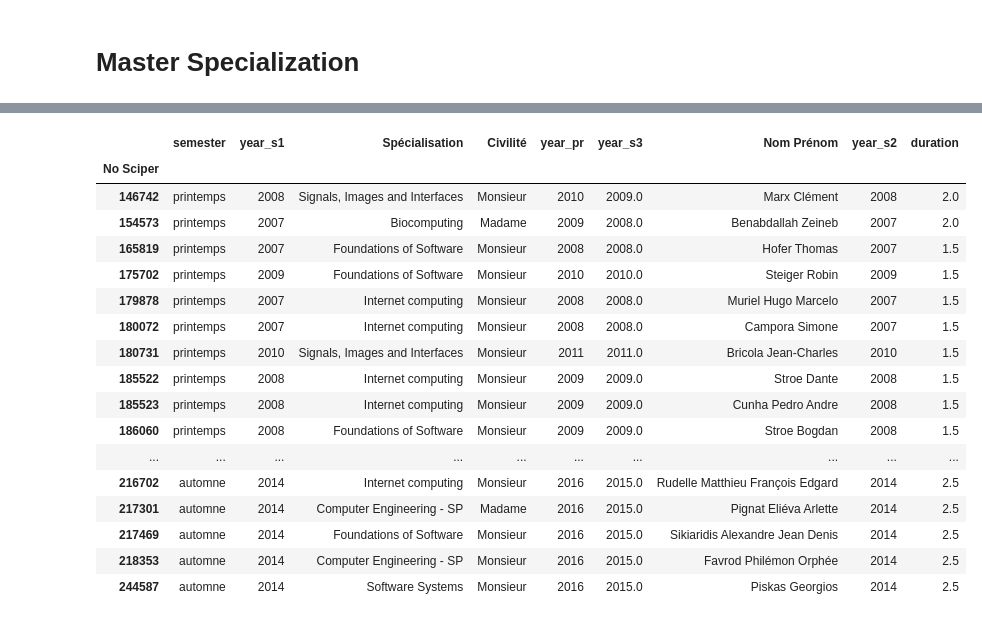
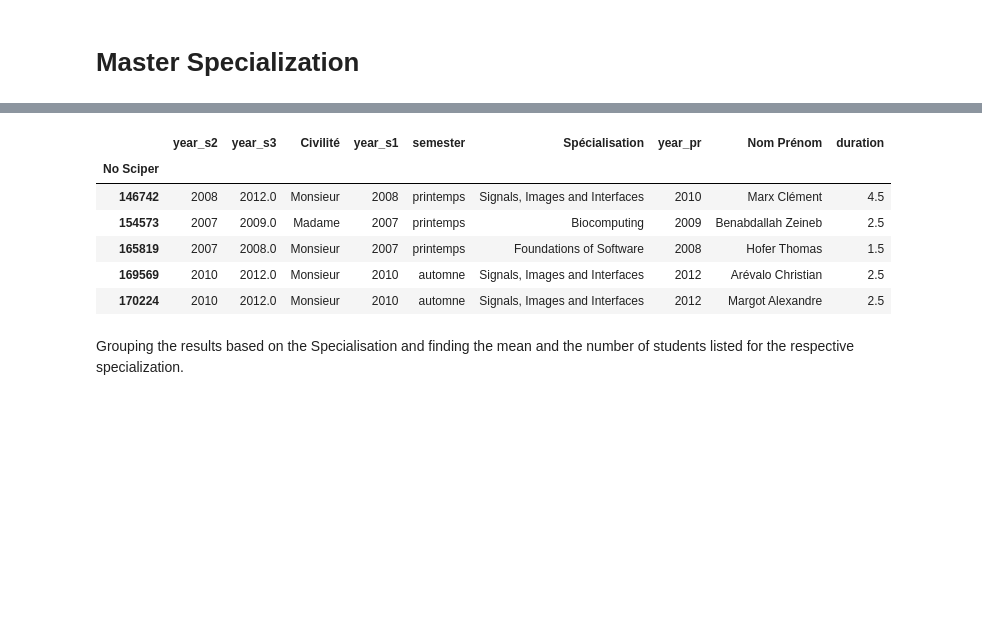
Before and after one commit to cipri-tom/Homework, a Jupyter notebook: 02 - Data from the Web/Handle master data.ipynb, the cells around one changed output, grey strips where cells are left out. Saved outputs shown, nothing was run; the diff lists cells and outputs as text; code cells hidden in the pictures; blank space fills up the shorter version.

```diff
--- a/02 - Data from the Web/Handle master data.ipynb
+++ b/02 - Data from the Web/Handle master data.ipynb
@@ -96,0 +112,12 @@ master_studs_1_2_3 = pd.merge(master_students[3],
+# %%
+# find the students in all 3 semesters with 'Stage' in the 3rd semester
+master_studs_1_2_3_stage = master_studs_1_2_3[master_studs_1_2_3['Statut'] == 'Stage']
+
+# Here we assume that the students are doing their master project at the same time with their Stage
+master_studs_1_2_3_stage = master_studs_1_2_3_stage.assign(year_pr = master_studs_1_2_3_stage['year_s3'])
+master_studs_1_2_3_stage = master_studs_1_2_3_stage.assign(semester = 'automne')
+
+# keep those not referenced in the master_projects table
+id123 = master_studs_1_2_3_stage.index.difference(master_projects.index)
+master_studs_1_2_3_stage = master_studs_1_2_3_stage.ix[id123]
+#master_studs_1_2_3_stage
@@ -163,21 +168,0 @@ master_group.head()
-# %%
-def compute_duration(row):
-    semester = ''
-    if (row.year_s3 == row.year_pr):
-        semester = 'automne'
-    else:
-        semester = row.semester
-
-    if (row.year_s1 < row.year_s2):
-        if(semester == 'printemps'):
-            return row.year_pr - row.year_s1
-        else:
-            return row.year_pr - row.year_s1 + 0.5
-    else:
-        if(semester == 'printemps'):
-            return row.year_pr - row.year_s2
-        else:
-            return row.year_pr - row.year_s2 + 0.5
-master_group['duration'] = master_group.apply(compute_duration, axis = 1)
-master_group = master_group[master_group.duration.notnull()]
-master_group.head()
@@ -239,6 +267,6 @@ dtype: int64
 # %%
-master_spec = [master_studs_1_2_only_project, master_studs_1_2_3_project]
+master_spec = [master_studs_1_2_only_project, master_studs_1_2_3_project, master_studs_1_2_3_stage]
 master_spec = pd.concat(master_spec)
 master_spec = master_spec[master_spec['Spécialisation'].notnull()]
 master_spec = master_spec.drop_duplicates()
-master_spec.head()
+#master_spec.head()
@@ -253,7 +275,6 @@ master_spec.head()
 # %%
-#master_group = master.groupby(master.index).min()
 master_spec = master_spec.groupby(master_spec.index)
 master_spec = master_spec.agg({'Civilité':'last','Spécialisation':'last', 'Nom Prénom':'last','semester':'first',
-                               'year_pr':'first','year_s1':'min','year_s2':'min','year_s3':'min'})
-master_spec
+                               'year_pr':'max','year_s1':'min','year_s2':'min','year_s3':'max'})
+master_spec.head()
 # %% [output]
@@ -278,28 +288,19 @@ master_spec
 # %%
 # ONLY students who have a specialization listed in semester 3
 
 master_spec['duration'] = master_spec.apply(compute_duration, axis = 1)
 master_spec = master_spec[master_spec.duration.notnull()]
-master_spec
+master_spec.head()
 # %% [output]
-|  | semester | year_s1 | Spécialisation | Civilité | year_pr | year_s3 | Nom Prénom | year_s2 | duration |
+|  | year_s2 | year_s3 | Civilité | year_s1 | semester | Spécialisation | year_pr | Nom Prénom | duration |
 | No Sciper |  |  |  |  |  |  |  |  |  |
-| 146742 | printemps | 2008 | Signals, Images and Interfaces | Monsieur | 2010 | 2009.0 | Marx Clément | 2008 | 2.0 |
-| 154573 | printemps | 2007 | Biocomputing | Madame | 2009 | 2008.0 | Benabdallah Zeineb | 2007 | 2.0 |
-| 165819 | printemps | 2007 | Foundations of Software | Monsieur | 2008 | 2008.0 | Hofer Thomas | 2007 | 1.5 |
-| 175702 | printemps | 2009 | Foundations of Software | Monsieur | 2010 | 2010.0 | Steiger Robin | 2009 | 1.5 |
-| 179878 | printemps | 2007 | Internet computing | Monsieur | 2008 | 2008.0 | Muriel Hugo Marcelo | 2007 | 1.5 |
-| 180072 | printemps | 2007 | Internet computing | Monsieur | 2008 | 2008.0 | Campora Simone | 2007 | 1.5 |
-| 180731 | printemps | 2010 | Signals, Images and Interfaces | Monsieur | 2011 | 2011.0 | Bricola Jean-Charles | 2010 | 1.5 |
-| 185522 | printemps | 2008 | Internet computing | Monsieur | 2009 | 2009.0 | Stroe Dante | 2008 | 1.5 |
-| 185523 | printemps | 2008 | Internet computing | Monsieur | 2009 | 2009.0 | Cunha Pedro Andre | 2008 | 1.5 |
-| 186060 | printemps | 2008 | Foundations of Software | Monsieur | 2009 | 2009.0 | Stroe Bogdan | 2008 | 1.5 |
-| ... | ... | ... | ... | ... | ... | ... | ... | ... | ... |
-| 216702 | automne | 2014 | Internet computing | Monsieur | 2016 | 2015.0 | Rudelle Matthieu François Edgard | 2014 | 2.5 |
-| 217301 | automne | 2014 | Computer Engineering - SP | Madame | 2016 | 2015.0 | Pignat Eliéva Arlette | 2014 | 2.5 |
-| 217469 | automne | 2014 | Foundations of Software | Monsieur | 2016 | 2015.0 | Sikiaridis Alexandre Jean Denis | 2014 | 2.5 |
-| 218353 | automne | 2014 | Computer Engineering - SP | Monsieur | 2016 | 2015.0 | Favrod Philémon Orphée | 2014 | 2.5 |
-| 244587 | automne | 2014 | Software Systems | Monsieur | 2016 | 2015.0 | Piskas Georgios | 2014 | 2.5 |
+| 146742 | 2008 | 2012.0 | Monsieur | 2008 | printemps | Signals, Images and Interfaces | 2010 | Marx Clément | 4.5 |
+| 154573 | 2007 | 2009.0 | Madame | 2007 | printemps | Biocomputing | 2009 | Benabdallah Zeineb | 2.5 |
+| 165819 | 2007 | 2008.0 | Monsieur | 2007 | printemps | Foundations of Software | 2008 | Hofer Thomas | 1.5 |
+| 169569 | 2010 | 2012.0 | Monsieur | 2010 | automne | Signals, Images and Interfaces | 2012 | Arévalo Christian | 2.5 |
+| 170224 | 2010 | 2012.0 | Monsieur | 2010 | automne | Signals, Images and Interfaces | 2012 | Margot Alexandre | 2.5 |
+# %% [markdown]
+Grouping the results based on the Specialisation and finding the mean and the number of students listed for the respective specialization.
 # %%
 master_spec_group = master_spec.groupby(['Spécialisation'])
 master_spec_group['duration'].agg(['mean', 'size'])
```
Also changed, not shown: parts of 44 cells of this notebook.
